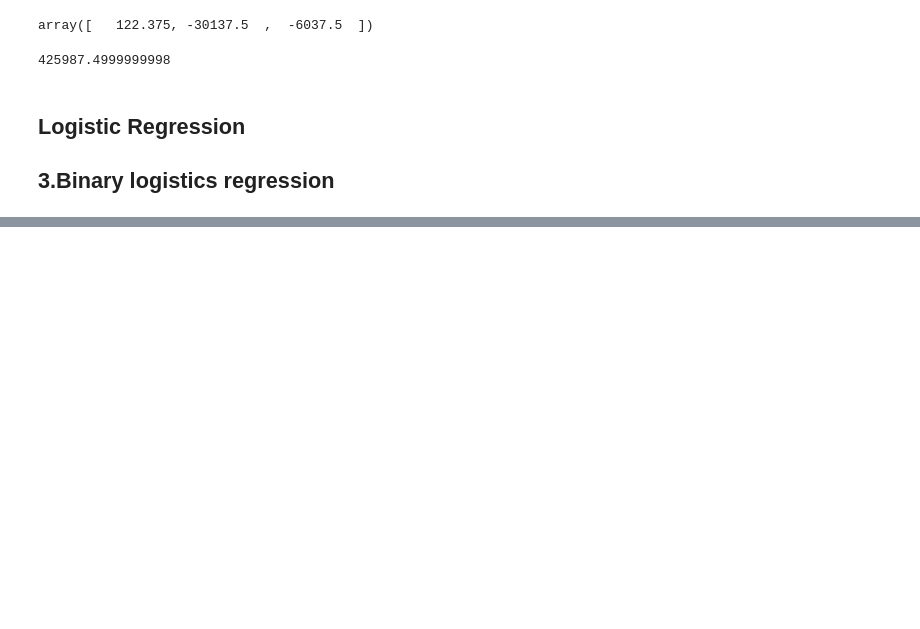
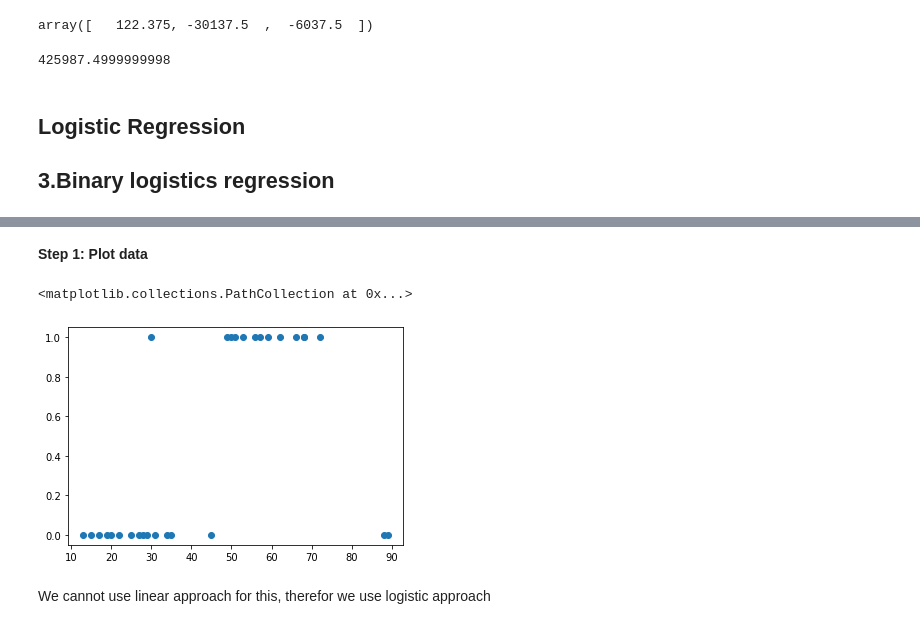
Before and after one commit to lojithv/Machine-Learing-Practicles, a Jupyter notebook: All_practicles.ipynb, the cells around one changed output, grey strips where cells are left out. Cells and saved outputs as stored; diff of their text form; code cells hidden in the pictures; blank space fills up the shorter version.

```diff
--- a/All_practicles.ipynb
+++ b/All_practicles.ipynb
@@ -163,3 +163,10 @@ reg.intercept_
 ## **Logistic Regression**
 
 ## **3.Binary logistics regression**
+# %%
+import pandas as pd   # need to work with external data elements (Upload files)
+import numpy as np   # for mathematical calculations
+import matplotlib.pyplot as plt   # for visualization purposes ( visualization of data distributions)
+from sklearn import linear_model   # in order to do a linear regression
+from google.colab import files   # to upload an external file to the program
+uploaded = files.upload()    # to store the uploaded files
@@ -165,0 +176,4 @@ reg.intercept_
+# %%
+import io
+df = pd.read_csv(io.StringIO(uploaded['insuarance.csv'].decode('utf-8'))) # read CSV file and store in a data frame instance
+print(df) # print data of the file
@@ -165,0 +198,10 @@ reg.intercept_
+# %% [markdown]
+**Step 1: Plot data**
+# %%
+%matplotlib inline
+plt.scatter(df.age,df.Insurance) # Plotting
+# %% [output]
+<matplotlib.collections.PathCollection at 0x...>
+[figure, added]
+# %% [markdown]
+We cannot use linear approach for this, therefor we use logistic approach
```
Also changed, not shown: parts of 3 cells of this notebook.
